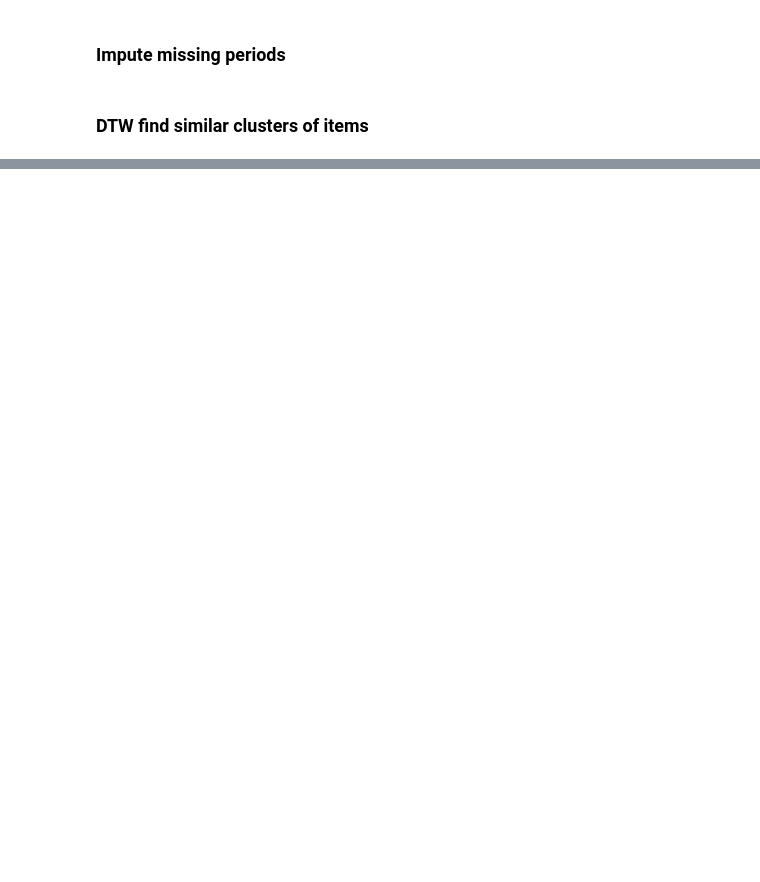
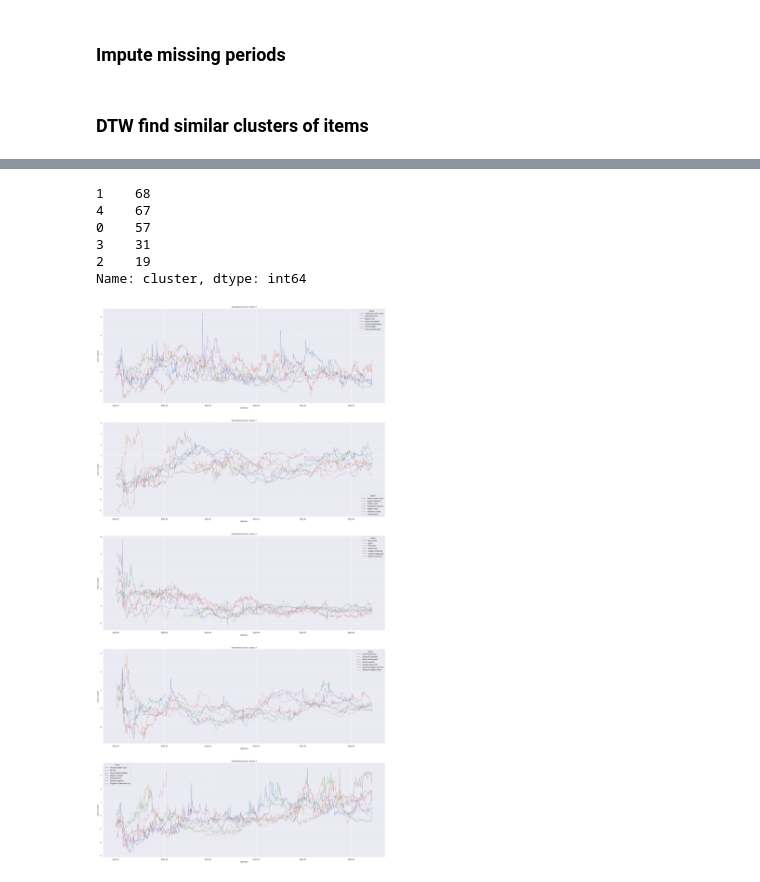
Before and after one commit to jdidcote/osrs-ge-prices, a Jupyter notebook: notebooks/analysis.ipynb, the cells around one changed output, grey strips where cells are left out. Saved outputs shown, nothing was run; the diff lists cells and outputs as text; code cells hidden in the pictures; blank space fills up the shorter version.

```diff
--- a/notebooks/analysis.ipynb
+++ b/notebooks/analysis.ipynb
@@ -137,0 +127,11 @@ Can we detect any time-series outliers?
+# %%
+%%time
+
+dba_km = TimeSeriesKMeans(n_clusters=5,
+                          metric="dtw",
+                          random_state=42,
+                          max_iter=5,
+                          max_iter_barycenter=5,
+                          n_jobs=-1)
+y_pred = dba_km.fit_predict(np.array(prices_wide).T)
+# labels = dict(zip(df_covid_pivot.index, y_pred))
@@ -137,0 +141,37 @@ Can we detect any time-series outliers?
+# %%
+cluster_key = pd.DataFrame({
+    'name': prices_wide.columns,
+    'cluster': y_pred
+})
+# %%
+cluster_key['cluster'].value_counts()
+# %% [output]
+1    68
+4    67
+0    57
+3    31
+2    19
+Name: cluster, dtype: int64
+# %%
+# Show some from each cluster
+cluster_sample = cluster_key.groupby('cluster').sample(7)
+cluster_sample = pd.merge(prices, cluster_sample, on='name', how='inner')
+# %%
+clusters = cluster_sample['cluster'].sort_values().unique()
+
+fig, ax = plt.subplots(len(clusters), 1, figsize=(30, 60))
+
+for i, cluster in enumerate(clusters):
+    sns.lineplot(
+        data=cluster_sample.query(f'cluster == {cluster}'),
+        x='datetime',
+        y='price_scaled',
+        hue='name',
+        alpha=0.5,
+        ax=ax[i]
+    )
+    ax[i].title.set_text(f'Normalised prices: cluster {cluster}')
+
+plt.show()
+# %% [output]
+[figure, added]
```
Also changed, not shown: parts of 27 cells of this notebook.
